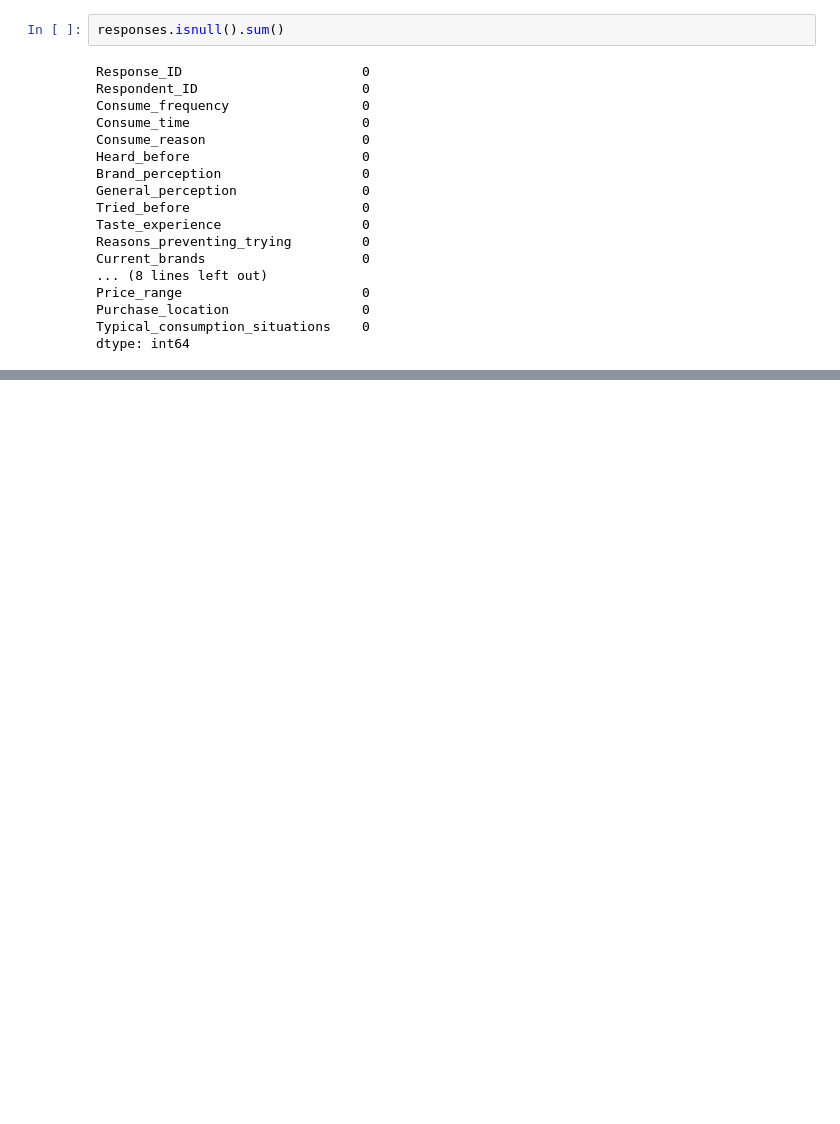
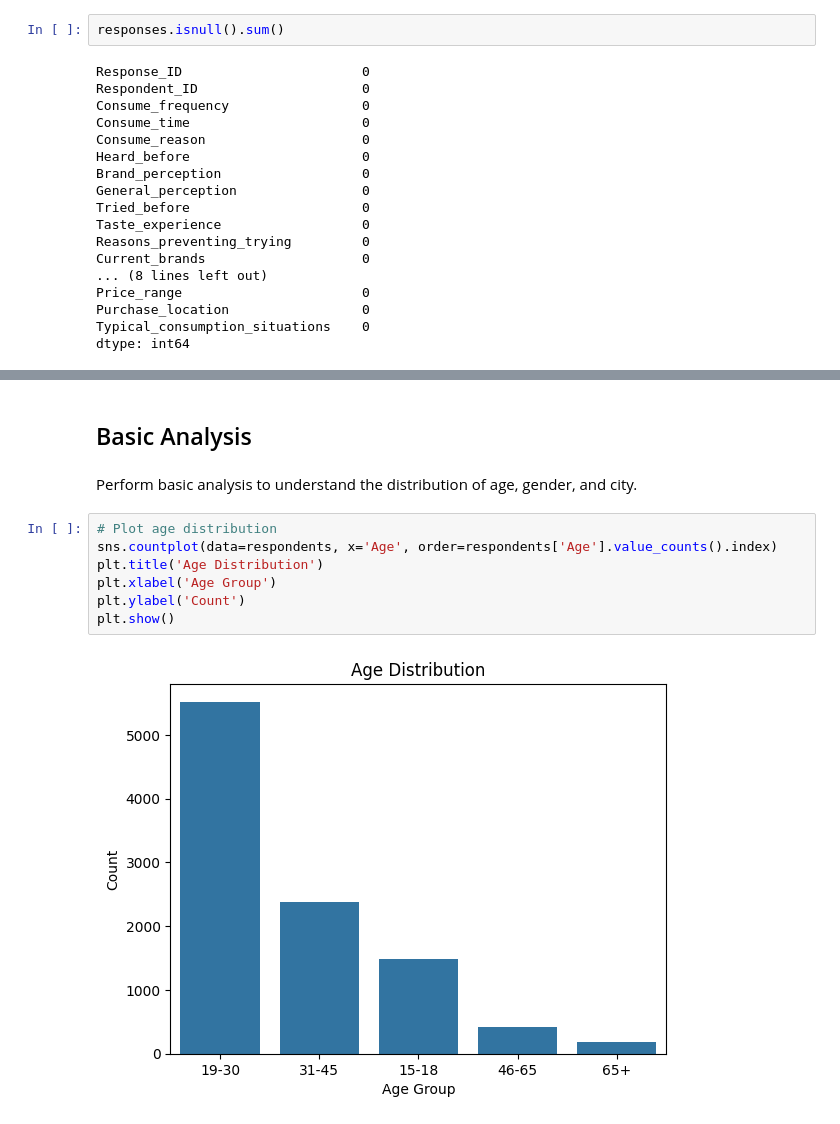
Before and after one commit to prudent360/CodeXIndiaLaunch, a Jupyter notebook: CodeXIndiaLaunch.ipynb, the cells around one changed output, grey strips where cells are left out. Drawn from its saved outputs; the diff is of its cells as text; blank space fills up the shorter version.

Commit message:
Added some few basic distribution of gender, age and city

```diff
--- a/CodeXIndiaLaunch.ipynb
+++ b/CodeXIndiaLaunch.ipynb
@@ -98,0 +129,13 @@ dtype: int64
+# %% [markdown]
+## Basic Analysis
+# %% [markdown]
+Perform basic analysis to understand the distribution of age, gender, and city.
+# %%
+# Plot age distribution
+sns.countplot(data=respondents, x='Age', order=respondents['Age'].value_counts().index)
+plt.title('Age Distribution')
+plt.xlabel('Age Group')
+plt.ylabel('Count')
+plt.show()
+# %% [output]
+[figure, added]
```
Also changed, not shown: parts of 18 cells of this notebook.
